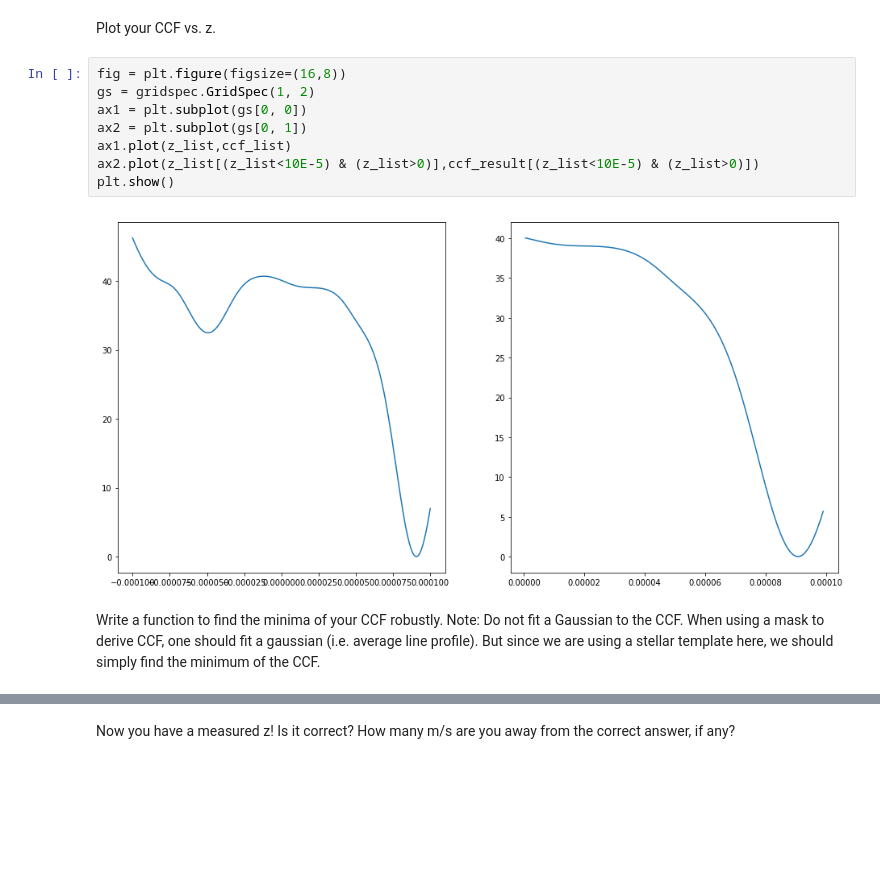
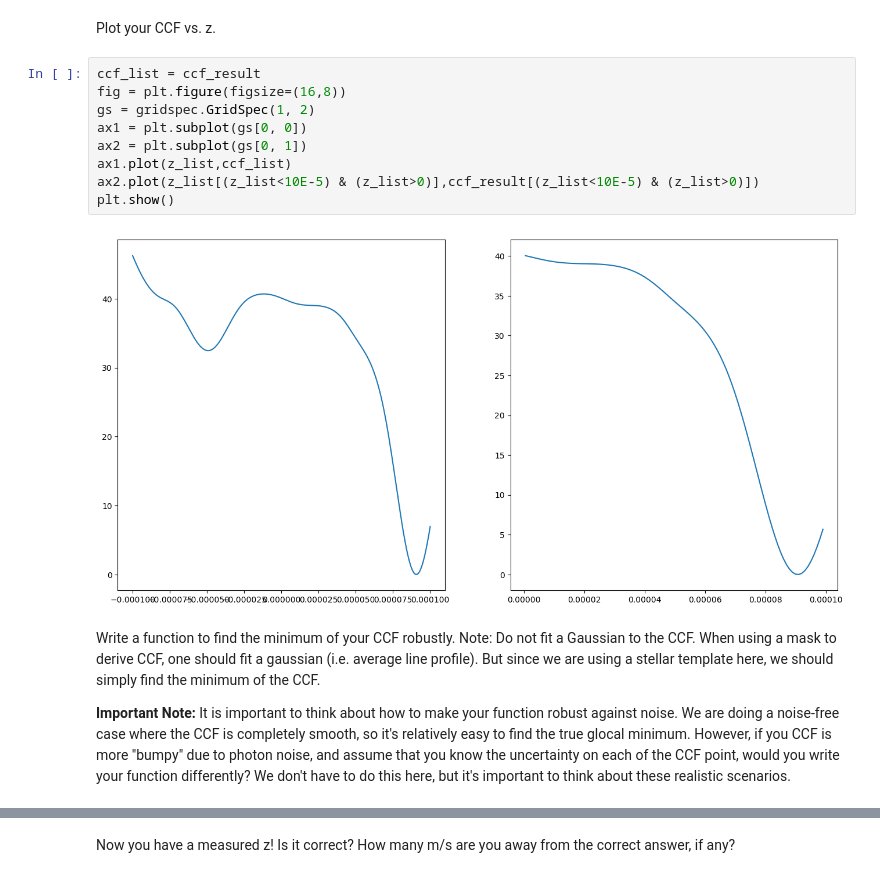
Before and after one commit to sharonxuesong/rv_tutorial, a Jupyter notebook: notebook/basic_ccf.ipynb, the cells around one changed output, grey strips where cells are left out. Cells and saved outputs as stored; diff of their text form; blank space fills up the shorter version.

```diff
--- a/notebook/basic_ccf.ipynb
+++ b/notebook/basic_ccf.ipynb
@@ -168,18 +168,21 @@ print(ccf_result)
 # %% [markdown]
 Plot your CCF vs. z.
 # %%
+ccf_list = ccf_result
 fig = plt.figure(figsize=(16,8))
 gs = gridspec.GridSpec(1, 2)
 ax1 = plt.subplot(gs[0, 0])
 ax2 = plt.subplot(gs[0, 1])
 ax1.plot(z_list,ccf_list)
 ax2.plot(z_list[(z_list<10E-5) & (z_list>0)],ccf_result[(z_list<10E-5) & (z_list>0)])
 plt.show()
 # %% [output]
-[figure, old version]
+[figure, new version]
 # %% [markdown]
-Write a function to find the minima of your CCF robustly.
+Write a function to find the minimum of your CCF robustly.
 Note: Do not fit a Gaussian to the CCF. When using a mask to derive CCF, one should fit a gaussian (i.e. average line profile). But since we are using a stellar template here, we should simply find the minimum of the CCF.
+
+**Important Note:** It is important to think about how to make your function robust against noise. We are doing a noise-free case where the CCF is completely smooth, so it's relatively easy to find the true glocal minimum. However, if you CCF is more "bumpy" due to photon noise, and assume that you know the uncertainty on each of the CCF point, would you write your function differently? We don't have to do this here, but it's important to think about these realistic scenarios.
 # %%
 #LOOP to derive the best z#
 for i in range(2):
```
Also changed, not shown: parts of 18 cells of this notebook.
